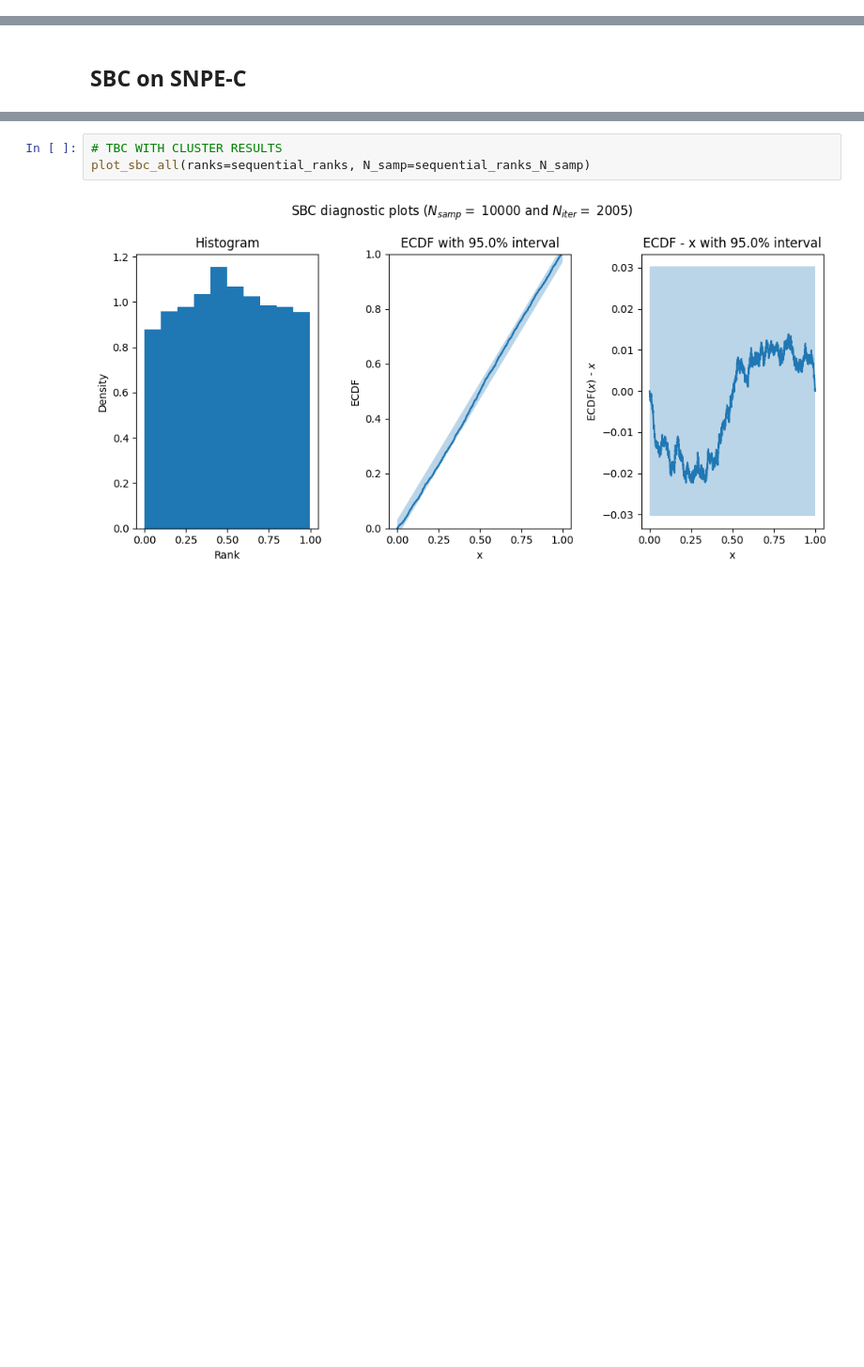
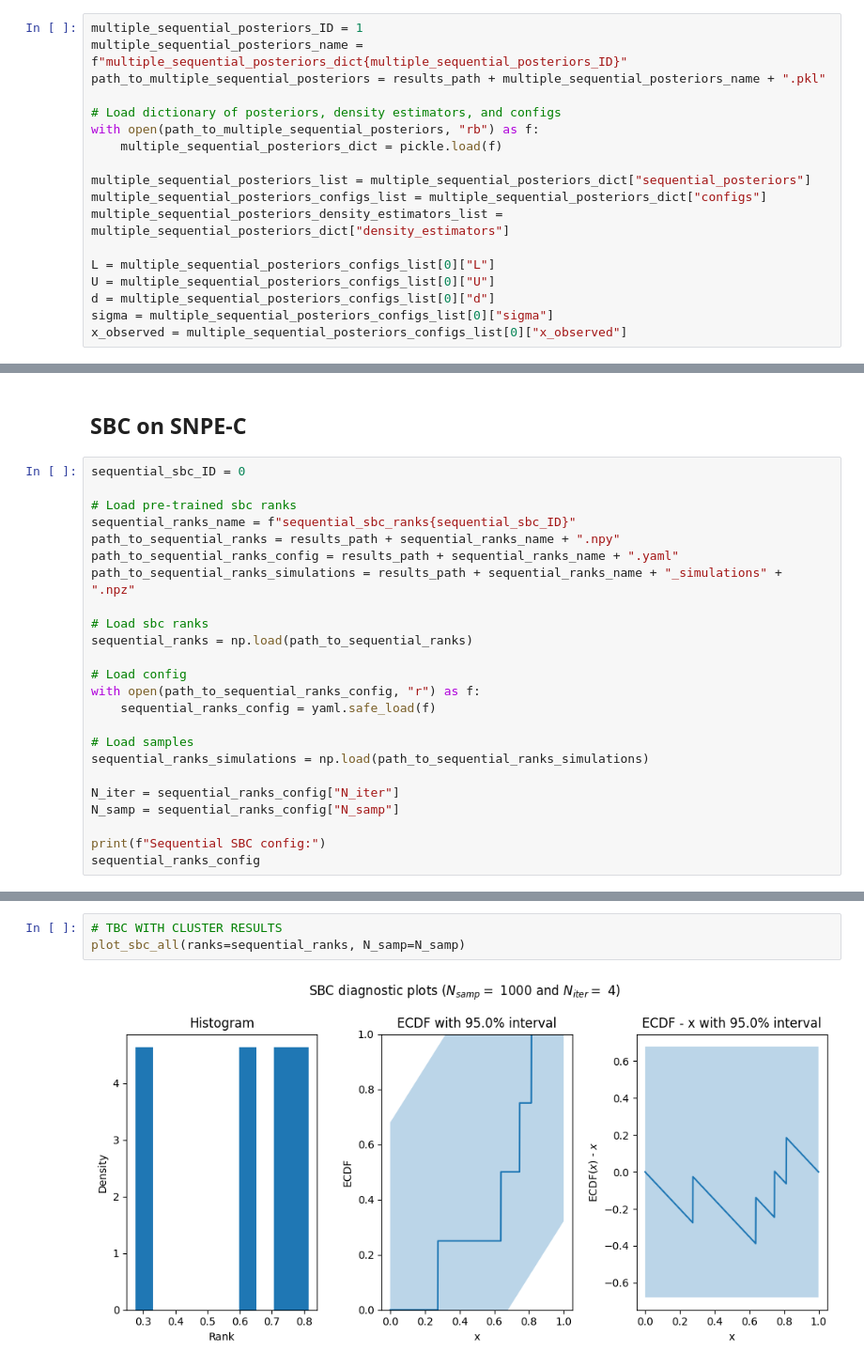
Before and after one commit to kaisamaroo/SBC-SBI, a Jupyter notebook: notebooks/toy_examples/unif_norm/npe_c.ipynb, the cells around one changed output, grey strips where cells are left out. Shown at 94% size. Cells and saved outputs as stored; diff of their text form; blank space fills up the shorter version.

```diff
--- a/notebooks/toy_examples/unif_norm/npe_c.ipynb
+++ b/notebooks/toy_examples/unif_norm/npe_c.ipynb
@@ -280,5 +227,23 @@ array([<Axes: title={'center': 'Histogram'}, xlabel='Rank', ylabel='Density'>,
       dtype=object)
 # %% [markdown]
 # Sequential NPE-C (SNPE-C)
+# %%
+multiple_sequential_posteriors_ID = 1
+multiple_sequential_posteriors_name = f"multiple_sequential_posteriors_dict{multiple_sequential_posteriors_ID}"
+path_to_multiple_sequential_posteriors = results_path + multiple_sequential_posteriors_name + ".pkl"
+
+# Load dictionary of posteriors, density estimators, and configs
+with open(path_to_multiple_sequential_posteriors, "rb") as f:
+    multiple_sequential_posteriors_dict = pickle.load(f)
+
+multiple_sequential_posteriors_list = multiple_sequential_posteriors_dict["sequential_posteriors"]
+multiple_sequential_posteriors_configs_list = multiple_sequential_posteriors_dict["configs"]
+multiple_sequential_posteriors_density_estimators_list = multiple_sequential_posteriors_dict["density_estimators"]
+
+L = multiple_sequential_posteriors_configs_list[0]["L"]
+U = multiple_sequential_posteriors_configs_list[0]["U"]
+d = multiple_sequential_posteriors_configs_list[0]["d"]
+sigma = multiple_sequential_posteriors_configs_list[0]["sigma"]
+x_observed = multiple_sequential_posteriors_configs_list[0]["x_observed"]
 # %% [markdown]
 Below we plot the sequential posterior approximation for different $x$. Note that a bug in the `sbi` package means that we cannot obtain the exact functional form of the sequential posterior. Thus, we must visualize it by generating samples and plotting a histogram.
@@ -390,3 +431,27 @@ plt.show()
 [figure]
 # %% [markdown]
 ## SBC on SNPE-C
+# %%
+sequential_sbc_ID = 0
+
+# Load pre-trained sbc ranks
+sequential_ranks_name = f"sequential_sbc_ranks{sequential_sbc_ID}"
+path_to_sequential_ranks = results_path + sequential_ranks_name + ".npy"
+path_to_sequential_ranks_config = results_path + sequential_ranks_name + ".yaml"
+path_to_sequential_ranks_simulations = results_path + sequential_ranks_name + "_simulations" + ".npz"
+
+# Load sbc ranks
+sequential_ranks = np.load(path_to_sequential_ranks)
+
+# Load config
+with open(path_to_sequential_ranks_config, "r") as f:
+    sequential_ranks_config = yaml.safe_load(f)
+
+# Load samples
+sequential_ranks_simulations = np.load(path_to_sequential_ranks_simulations)
+
+N_iter = sequential_ranks_config["N_iter"]
+N_samp = sequential_ranks_config["N_samp"]
+
+print(f"Sequential SBC config:")
+sequential_ranks_config
@@ -393,8 +471,8 @@ plt.show()
 # %%
 # TBC WITH CLUSTER RESULTS
-plot_sbc_all(ranks=sequential_ranks, N_samp=sequential_ranks_N_samp)
+plot_sbc_all(ranks=sequential_ranks, N_samp=N_samp)
 # %% [output]
-[figure, old version]
+[figure, new version]
 array([<Axes: title={'center': 'Histogram'}, xlabel='Rank', ylabel='Density'>,
        <Axes: title={'center': 'ECDF with 95.0% interval'}, xlabel='x', ylabel='ECDF'>,
        <Axes: title={'center': 'ECDF - x with 95.0% interval'}, xlabel='x', ylabel='ECDF($x$) - $x$'>],
```
Also changed, not shown: parts of 25 cells of this notebook, 31 other files.
